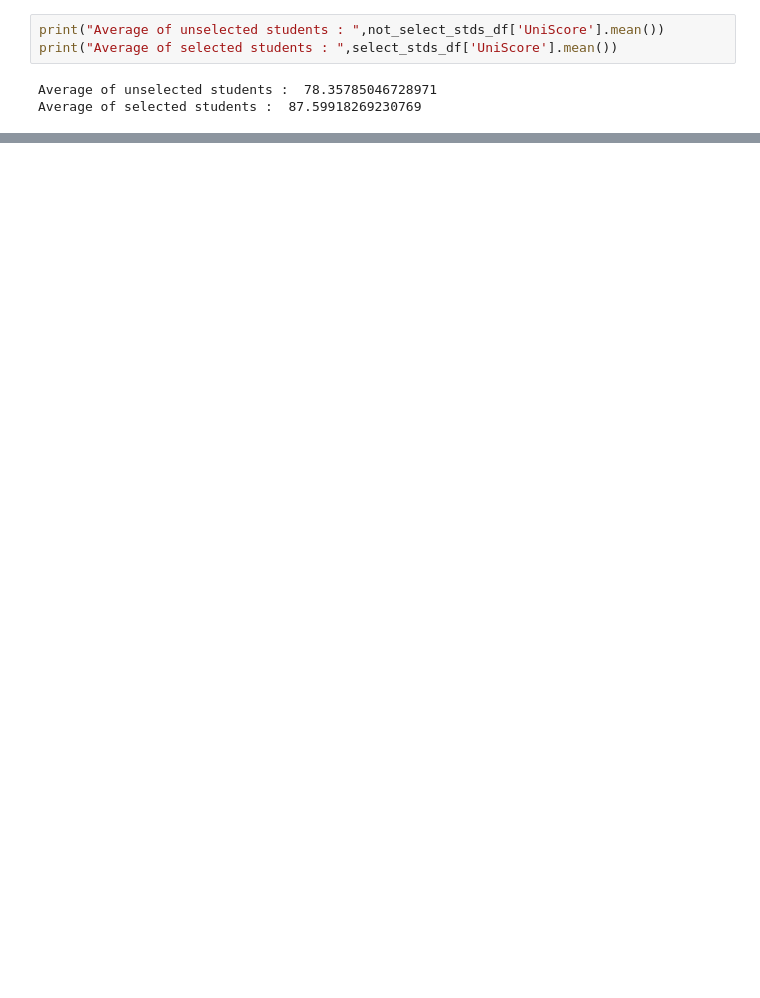
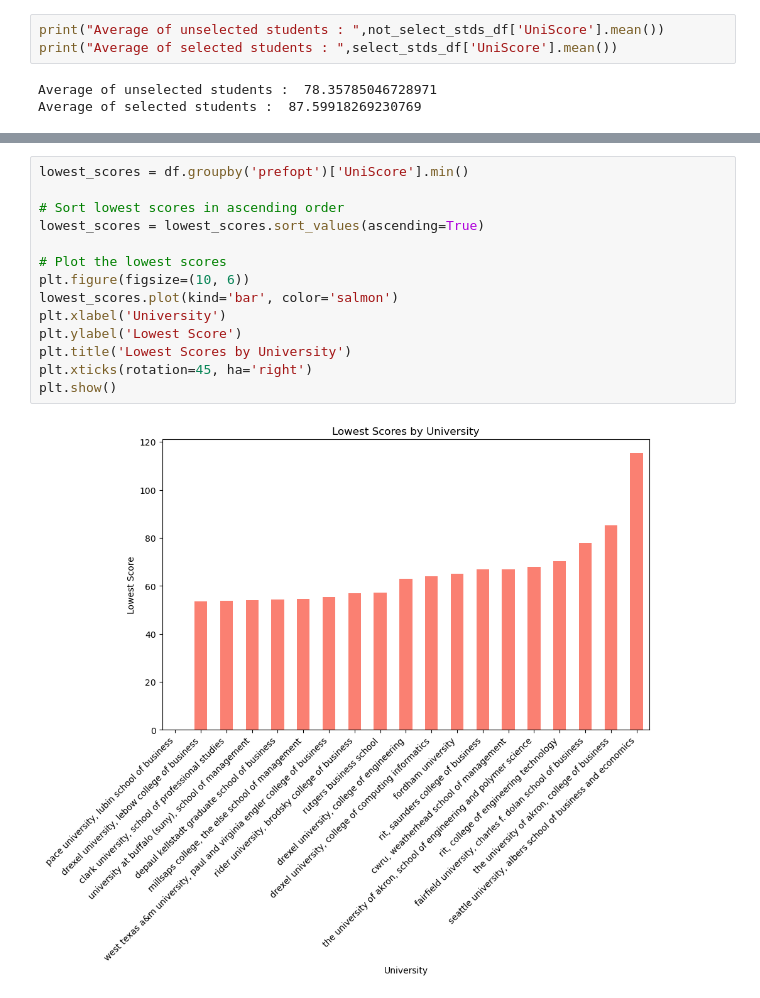
Before and after one commit to edwinEldhose404/USPathwayAnalysis, a Jupyter notebook: eda.ipynb, the cells around one changed output, grey strips where cells are left out. Cells and saved outputs as stored; diff of their text form; blank space fills up the shorter version.

```diff
--- a/eda.ipynb
+++ b/eda.ipynb
@@ -131,0 +136,16 @@ plt.show()
+# %%
+lowest_scores = df.groupby('prefopt')['UniScore'].min()
+
+# Sort lowest scores in ascending order
+lowest_scores = lowest_scores.sort_values(ascending=True)
+
+# Plot the lowest scores
+plt.figure(figsize=(10, 6))
+lowest_scores.plot(kind='bar', color='salmon')
+plt.xlabel('University')
+plt.ylabel('Lowest Score')
+plt.title('Lowest Scores by University')
+plt.xticks(rotation=45, ha='right')
+plt.show()
+# %% [output]
+[figure, added]
```
Also changed, not shown: parts of 5 cells of this notebook, 10 other files.
